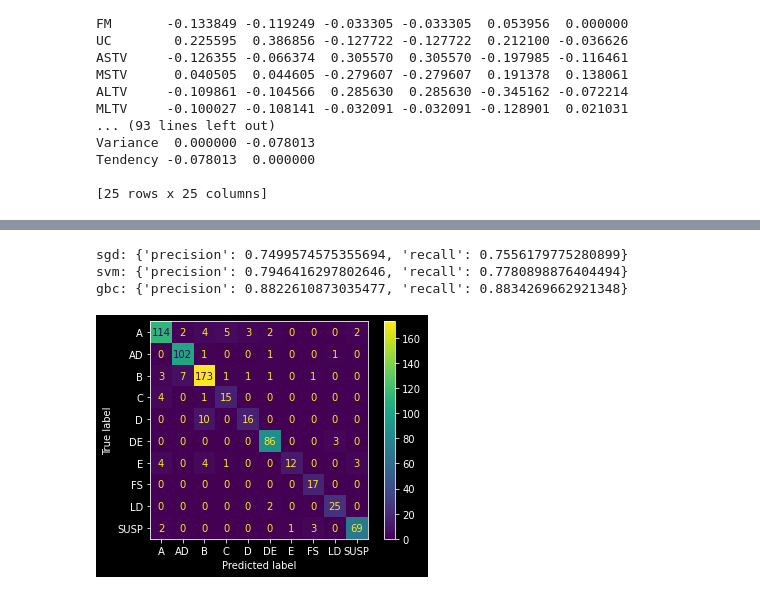
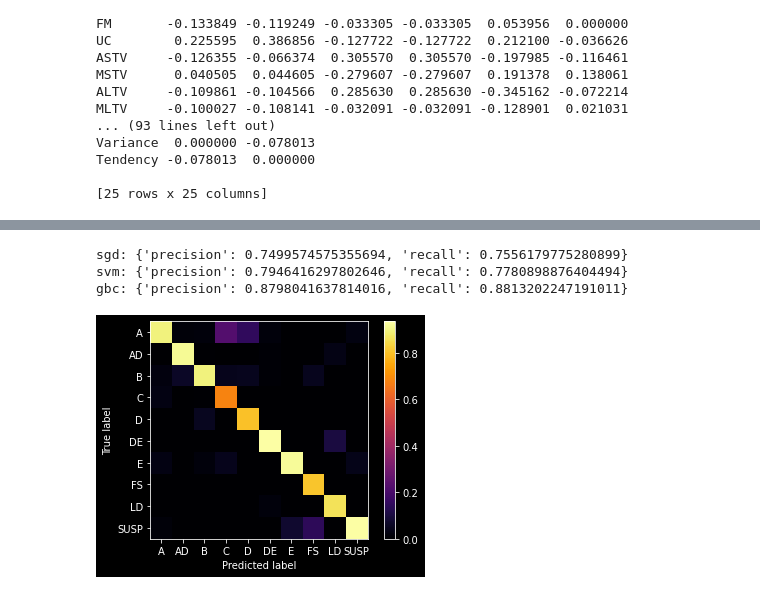
Before and after one commit to acid9reen/Cardiotocography_model, a Jupyter notebook: model.ipynb, the cells around one changed output, grey strips where cells are left out. Saved outputs shown, nothing was run; the diff lists cells and outputs as text; code cells hidden in the pictures.

```diff
--- a/model.ipynb
+++ b/model.ipynb
@@ -160,5 +161,15 @@ gbc: [0.88631579 0.86947368 0.89029536]
 # %%
-from utils.usefull_funcs import calc_precision_recall
+from sklearn.model_selection import cross_val_predict
+from sklearn.metrics import recall_score, precision_score
+
+def calc_precision_recall(clf, X, y) -> dict:
+    y_pred = cross_val_predict(clf, X, y, cv=3)
+
+    return {
+        "precision": precision_score(y, y_pred, average='weighted'),
+        "recall": recall_score(y, y_pred, average='weighted'),
+    }
+
 
 print(f"sgd: {calc_precision_recall(sgd_clf, X_train, y_train)}")
 print(f"svm: {calc_precision_recall(svm_clf, X_train, y_train)}")
@@ -166,12 +177,21 @@ print(f"gbc: {calc_precision_recall(gbc_clf, X_train, y_train)}")
 # %% [output]
 sgd: {'precision': 0.7499574575355694, 'recall': 0.7556179775280899}
 svm: {'precision': 0.7946416297802646, 'recall': 0.7780898876404494}
-gbc: {'precision': 0.8822610873035477, 'recall': 0.8834269662921348}
+gbc: {'precision': 0.8798041637814016, 'recall': 0.8813202247191011}
 # %%
-from utils.usefull_funcs import confusion_matrix
+from sklearn.metrics import plot_confusion_matrix
+
+
+def confusion_matrix(clf, X_train, y_train, X_test, y_test) -> None:
+    clf.fit(X_train, y_train)
+    plot_confusion_matrix(clf, X_test, y_test,
+                          include_values=False,
+                          normalize='pred',
+                          cmap='inferno',
+                         )
 
 std_params = [X_train, y_train, X_test, y_test]
 
 confusion_matrix(gbc_clf, *std_params)
 # %% [output]
-[figure, old version]
+[figure, new version]
```
Also changed, not shown: parts of 13 cells of this notebook.
